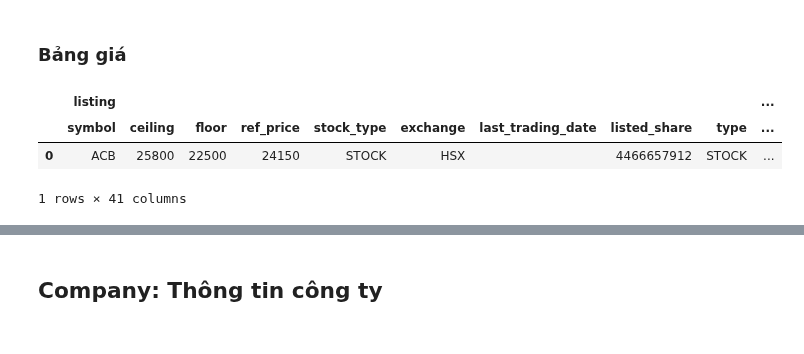
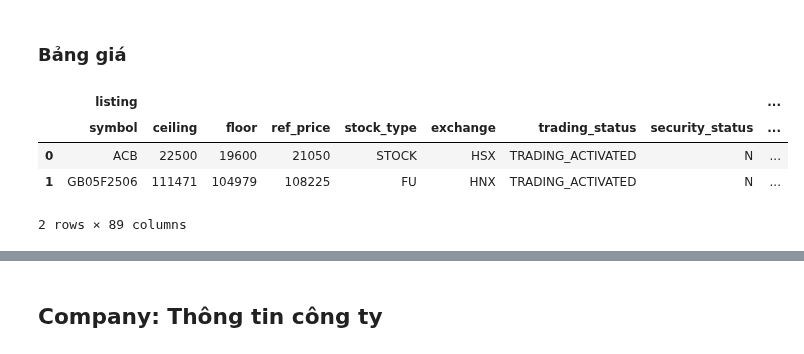
Before and after one commit to thinh-vu/vnstock, a Jupyter notebook: docs/vci/vci_functions_demo.ipynb, the cells around one changed output, grey strips where cells are left out. Drawn from its saved outputs; the diff is of its cells as text; code cells hidden in the pictures.

```diff
--- a/docs/vci/vci_functions_demo.ipynb
+++ b/docs/vci/vci_functions_demo.ipynb
@@ -225,12 +231,13 @@ trading = Trading()
 # %% [markdown]
 ### Bảng giá
 # %%
-trading.price_board(['ACB'])
+trading.price_board(['ACB', 'GB05F2506'])
 # %% [output]
-|  | listing |  |  |  |  |  |  |  |  | ... |
-|  | symbol | ceiling | floor | ref_price | stock_type | exchange | last_trading_date | listed_share | type | ... |
-| 0 | ACB | 25800 | 22500 | 24150 | STOCK | HSX |  | 4466657912 | STOCK | ... |
+|  | listing |  |  |  |  |  |  |  | ... |
+|  | symbol | ceiling | floor | ref_price | stock_type | exchange | trading_status | security_status | ... |
+| 0 | ACB | 22500 | 19600 | 21050 | STOCK | HSX | TRADING_ACTIVATED | N | ... |
+| 1 | GB05F2506 | 111471 | 104979 | 108225 | FU | HNX | TRADING_ACTIVATED | N | ... |
-1 rows × 41 columns
+2 rows × 89 columns
 # %%
 trading.price_board(['VCB','ACB','TCB','BID'], flatten_columns=True, drop_levels=[0]).T # Bỏ .T để xoay trở lại đúng kiểu hiển thị bảng giá
 # %% [output]
```
Also changed, not shown: parts of 48 cells of this notebook, 3 other files.
